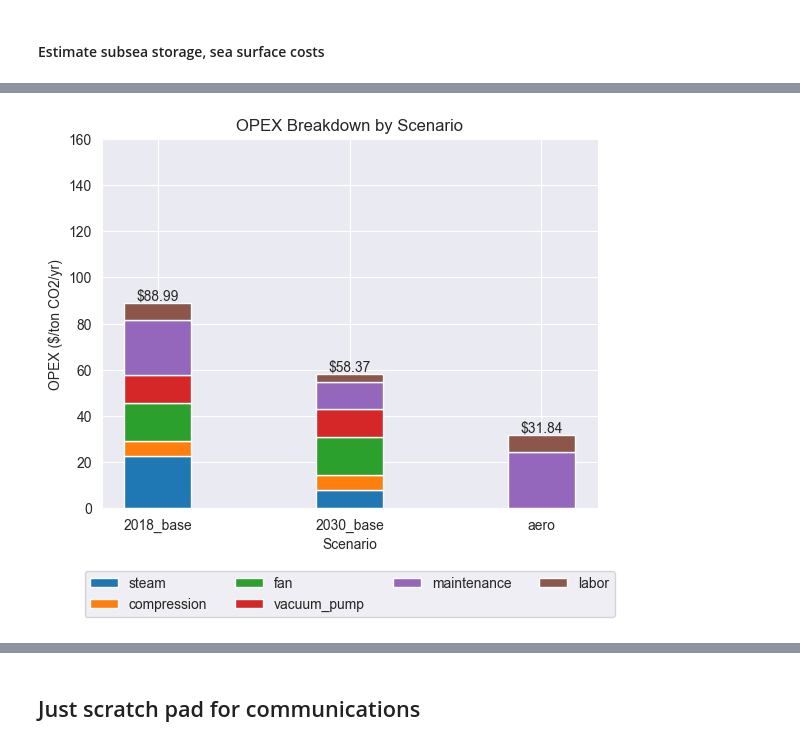
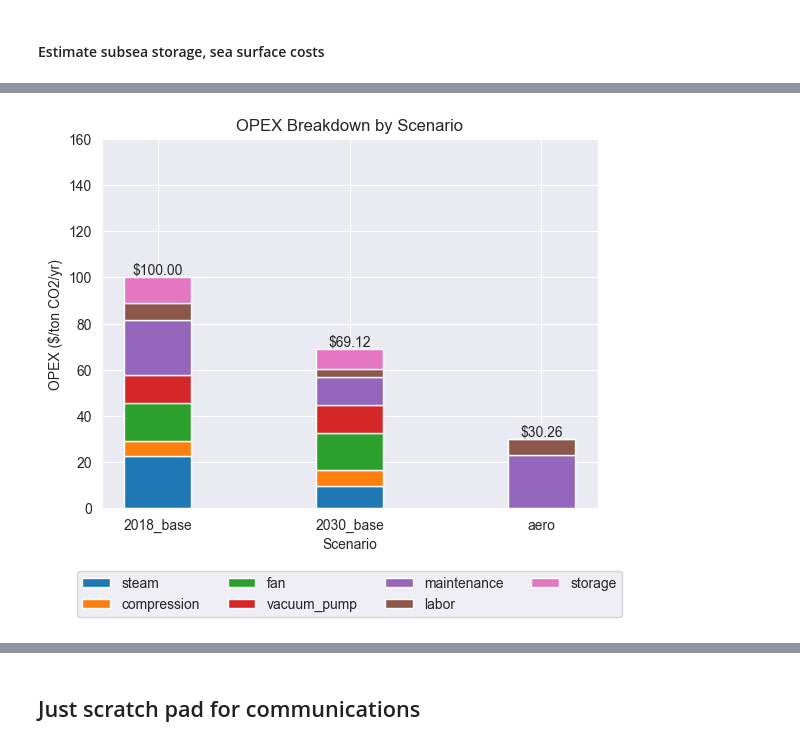
Before and after one commit to aerology-ai/uav-carbon-removal, a Jupyter notebook: cost_analysis_repro.ipynb, the cells around one changed output, grey strips where cells are left out. Drawn from its saved outputs; the diff is of its cells as text; code cells hidden in the pictures.

```diff
--- a/cost_analysis_repro.ipynb
+++ b/cost_analysis_repro.ipynb
@@ -688,12 +737,13 @@ kg_per_m2_csp = csp_weight_kg_per_m2 + contactor_kg_per_m2_csp + hdpe_kg_per_m2_
 print(f"Each m² of CSP estimated to entail {kg_per_m2_csp:.2f}kg of material associated with CO2 capture.")
 
 available_lifted_mass = mass_lifted - quail_balloon_and_flight_sys_weight
-non_electric_payload = available_lifted_mass - electric_weight
+payload_capacity = available_lifted_mass - electric_weight
 print(f"{available_lifted_mass:.1f} kg of lifted mass available after balloon and flight systems; "
-      f"{non_electric_payload:.1f} kg available after PV and battery.")
+      f"{payload_capacity:.1f} kg available after PV and battery.")
 
-m2_csp = non_electric_payload / kg_per_m2_csp
+m2_csp = payload_capacity / kg_per_m2_csp
 annual_fv_co2_capture = m2_csp * csp_ann_t_co2_per_m2
-print(f"{non_electric_payload:.1f} kg payload permits {m2_csp:.2f}m² of CSP, capturing "
-      f"{annual_fv_co2_capture:.2f} tons of CO2 annually ({annual_fv_co2_capture / 365:.3f} tons/day).")
+print(f"{payload_capacity:.1f} kg payload permits {m2_csp:.2f}m² of CSP, capturing "
+      f"{annual_fv_co2_capture:.2f} tons of CO2 annually "
+      f"({annual_fv_co2_capture / annual_operating_days:.3f} tons/day).")
 # %% [output]
@@ -736,37 +789,34 @@ csp_cost_per_m2 = 152.0 # https://www.nrel.gov/docs/fy21osti/77829.pdf
 csp_cost_2030 = csp_cost_per_m2 * m2_csp
 print(f"CSP cost in 2030: ${csp_cost_2030:.2f} ({m2_csp:.2f} m² of CSP panels, {csp_cost_per_m2:.2f} $/m²)")
 
-pv_panel_price_2030 = forecast_improvement(q_cells_price, solar_ir, 2024)
-pv_panel_price_per_m2_2030 = pv_panel_price_2030 / q_cells_m2
 pv_cost_2030 = pv_panel_price_per_m2_2030 * pv_panel_area
 print(f"PV panel cost in 2030: ${pv_cost_2030:.2f} ({pv_panel_area:.2f} m² of PV panels, "
       f"{pv_panel_price_per_m2_2030:.2f} $/m²)")
 
-# https://about.bnef.com/blog/lithium-ion-battery-pack-prices-hit-record-low-of-139-kwh/
-battery_price_2030 = 80.0 # $/kWh
 battery_cost_2030 = battery_storage_capacity / 1000 * battery_price_2030
 print(f"Battery cost in 2030: ${battery_cost_2030:.2f} ({battery_storage_capacity / 1000:.2f} kWh battery, "
       f"{battery_price_2030:.2f} $/kWh)")
 
 # https://www.spglobal.com/commodityinsights/en/our-methodology/price-assessments/chemicals/us-recycled-hdpe
-rhdpe_price = .76 * 2.20462 # $/kg (converted from $/lb)
+rhdpe_price = .78 * 2.20462 # $/kg (converted from $/lb; retrieved on 11 Apr 2024)
 tank_weight_kg = hdpe_kg_per_m2_csp * m2_csp
 lfv_co2_m3_per_cycle = liter_co2_per_cycle_per_m2_5400m * m2_csp / 1000
 tank_cost = tank_weight_kg * rhdpe_price
 print(f"Tank cost in 2030: ${tank_cost:.2f} ({tank_weight_kg:.2f} kg of HDPE to store "
       f"{lfv_co2_m3_per_cycle:.2f} m³ of CO2)")
 
-payload_cost = csp_cost_2030 + pv_cost_2030 + battery_cost_2030 + tank_cost
-lfv_cost = balloon_and_flight_systems_cost + payload_cost
-print(f"Payload cost in 2030: ${payload_cost:.2f}; LFV cost estimated to be ${lfv_cost:.2f}")
+payload_and_electric_cost = csp_cost_2030 + pv_cost_2030 + battery_cost_2030 + tank_cost
+lfv_cost = balloon_and_flight_systems_cost + payload_and_electric_cost
+print(f"Payload & electrical cost in 2030: ${payload_and_electric_cost:.2f}; LFV cost estimated to be "
+      f"${lfv_cost:.2f}")
 balloon_lifetime = 5 # years
-payload_lifetime = 20
+payload_and_electric_lifetime = 20
 
-fv_lifetime_values = np.array([balloon_lifetime, payload_lifetime])
-fv_lifetime_weights = np.array([balloon_and_flight_systems_cost, payload_cost])
+fv_lifetime_values = np.array([balloon_lifetime, payload_and_electric_lifetime])
+fv_lifetime_weights = np.array([balloon_and_flight_systems_cost, payload_and_electric_cost])
 
 lfv_lifetime = np.average(fv_lifetime_values, weights=fv_lifetime_weights)
-lfv_cost_per_ton_co2 = lfv_cost / annual_fv_co2_capture / lfv_lifetime
+lfv_cost_per_ton_co2 = lfv_cost / (annual_fv_co2_capture * lfv_lifetime)
 print(f"Loitering flight vehicle cost per ton-CO2 captured: ${lfv_cost_per_ton_co2:.2f} (blended LFV "
       f"lifetime: {lfv_lifetime:.2f} years).")
 costs["capex"]["aero"]["loitering_flight_vehicle"] = lfv_cost_per_ton_co2
@@ -780,7 +830,7 @@ Loitering flight vehicle cost per ton-CO2 captured: $29.12 (blended LFV lifetime
 # %% [markdown]
 #### Estimate subsea storage, sea surface costs
 # %%
-scus_cost_2021 = 16.0 # ocean (ship) https://www.sciencedirect.com/science/article/pii/S2772970223000032
+scus_cost_2021 = 20.0 # ocean (ship) https://www.sciencedirect.com/science/article/pii/S2772970223000032
 scus_cost_2030 = forecast_improvement(scus_cost_2021, storage_ir, 2021)
 
 # conservatively assumed to be capex so assoc. mtc, labor are included but may be opex
@@ -790,7 +840,7 @@ print(f"Subsea carbon storage (SCUS) cost in 2030: ${scus_cost_2030:.2f}.")
 paper_electricity_price = 0.06 # $/kWh, pg. 11 from McQueen et al 2020 supplement
 compression_energy_req_per_ton = costs["opex"]["2018"]["compression"] / paper_electricity_price * 1000 # Wh
 
-surface_daily_irradiance = daily_irradiance * (q_learned_dni_at_sea_level / q_learned_dni_at_5400m)
+surface_daily_irradiance = avg_irradiance * (q_learned_dni_at_sea_level / q_learned_dni_at_5400m)
 est_surface_pv_efficiency = model.predict(np.array([[surface_daily_irradiance]]))[0] + pv_improvement_shift
 altitude_pv_improvement = pv_eff_2030 - est_pv_efficiency
 sfc_pv_eff_2030 = est_surface_pv_efficiency + altitude_pv_improvement
@@ -798,7 +848,7 @@ daily_sfc_harvest_per_m2_pv = surface_daily_irradiance * sfc_pv_eff_2030 * 24
 print(f"Daily irradiance at sea level: {surface_daily_irradiance:.2f} W/m²; each m² of PV "
       f"generates {daily_sfc_harvest_per_m2_pv / 1000:.2f} kWh/day ({sfc_pv_eff_2030:.2%} efficiency).")
 
-daily_co2_capture_per_lfv = annual_fv_co2_capture / 365 # tons/day
+daily_co2_capture_per_lfv = annual_fv_co2_capture / annual_operating_days # tons/day
 daily_compression_energy_req_per_lfv = daily_co2_capture_per_lfv * compression_energy_req_per_ton
 sfc_compression_panel_area = daily_compression_energy_req_per_lfv / daily_sfc_harvest_per_m2_pv
 print(f"Each airship requires {daily_compression_energy_req_per_lfv / 1000:.2f} kWh to compress "
@@ -819,6 +869,6 @@ Sea surface PV panel cost in 2030: $1428.22; cost per ton-CO2 captured: $0.59.
 # %%
 # https://www.iea.org/policies/16255-inflation-reduction-act-2022-sec-13104-extension-and-modification-of-credit-for-carbon-oxide-sequestration
-federal_45q_store_credit = 180 # $/ton-CO2
+federal_45q_store_credit = 180 * .95 # $/ton-CO2
 costs["net"]["aero"] = federal_45q_store_credit
 aero_gross_cost_target = federal_45q_store_credit * (1 - paper_embodied_material_emissions)
 print(f"45Q credit (storage) is ${federal_45q_store_credit}/t-CO2; accounting for intractable "
@@ -908,9 +958,9 @@ plot_cost_breakdown('capex', scenario_names, scenario_values, capex_categories,
 # %%
-opex_categories = ['steam', 'compression', 'fan', 'vacuum_pump', 'maintenance', 'labor']
+opex_categories = ['steam', 'compression', 'fan', 'vacuum_pump', 'maintenance', 'labor', 'storage']
 
 plot_cost_breakdown('opex', scenario_names, scenario_values, opex_categories, costs)
 # %% [output]
-[figure, old version]
+[figure, new version]
 # %%
 capex_2018 = sum(costs['capex']['2018'].values())
 capex_2030 = sum(costs['capex']['2030'].values())
```
Also changed, not shown: parts of 43 cells of this notebook, 1 other file.
